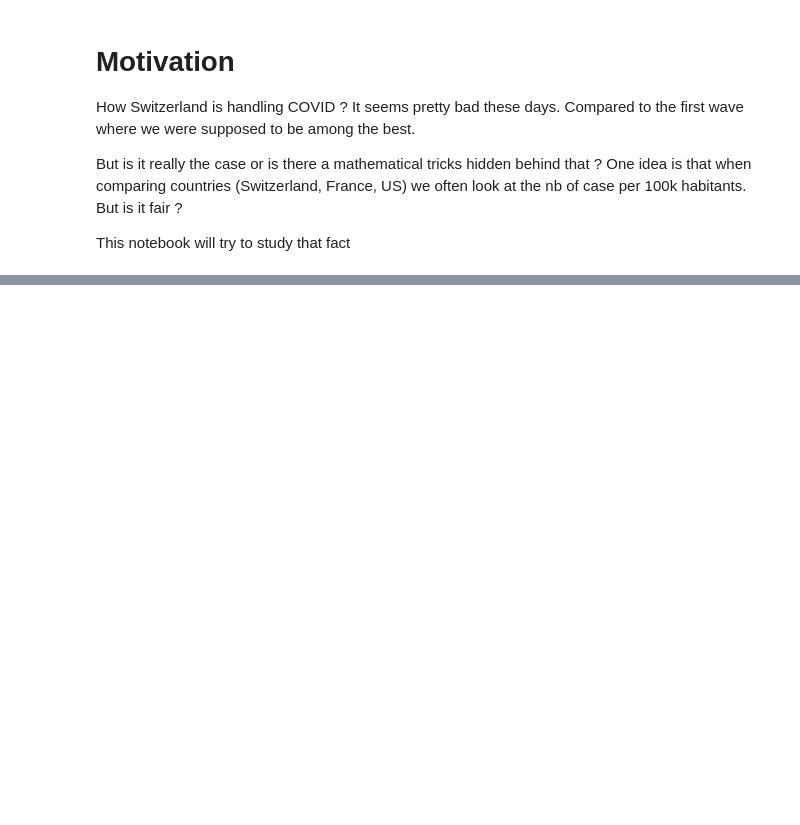
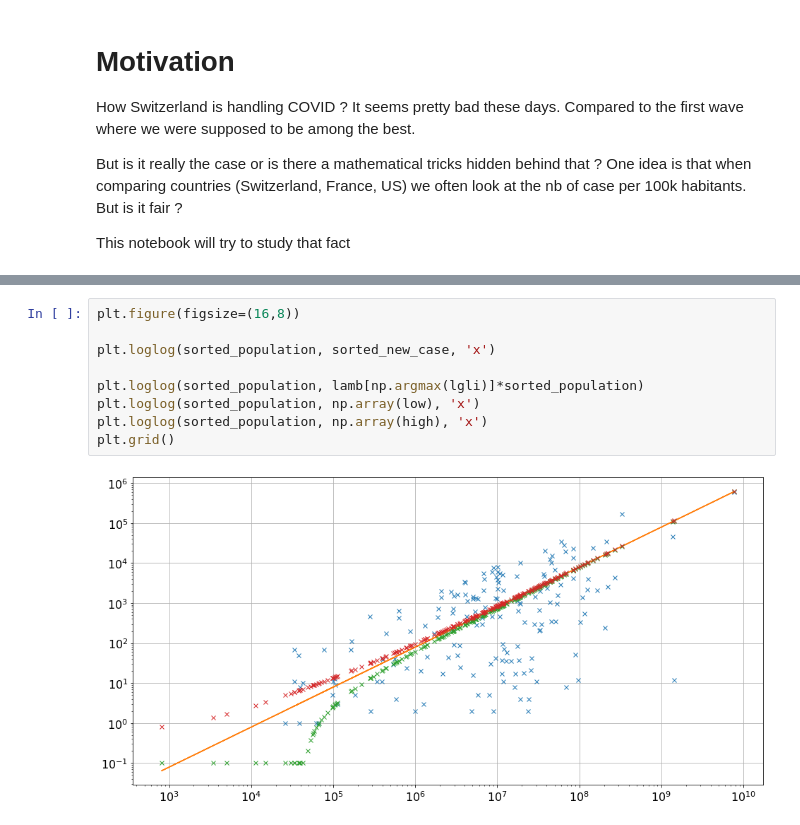
Before and after one commit to ArnaudPannatier/covid-law-of-large-numbers, a Jupyter notebook: covid-law-of-large-numbers.ipynb, the cells around one changed output, grey strips where cells are left out. Saved outputs shown, nothing was run; the diff lists cells and outputs as text; blank space fills up the shorter version.

```diff
--- a/covid-law-of-large-numbers.ipynb
+++ b/covid-law-of-large-numbers.ipynb
@@ -60,0 +114,11 @@ World : 59.23
+# %%
+plt.figure(figsize=(16,8))
+
+plt.loglog(sorted_population, sorted_new_case, 'x')
+
+plt.loglog(sorted_population, lamb[np.argmax(lgli)]*sorted_population)
+plt.loglog(sorted_population, np.array(low), 'x')
+plt.loglog(sorted_population, np.array(high), 'x')
+plt.grid()
+# %% [output]
+[figure, added]
```
Also changed, not shown: parts of 7 cells of this notebook.
